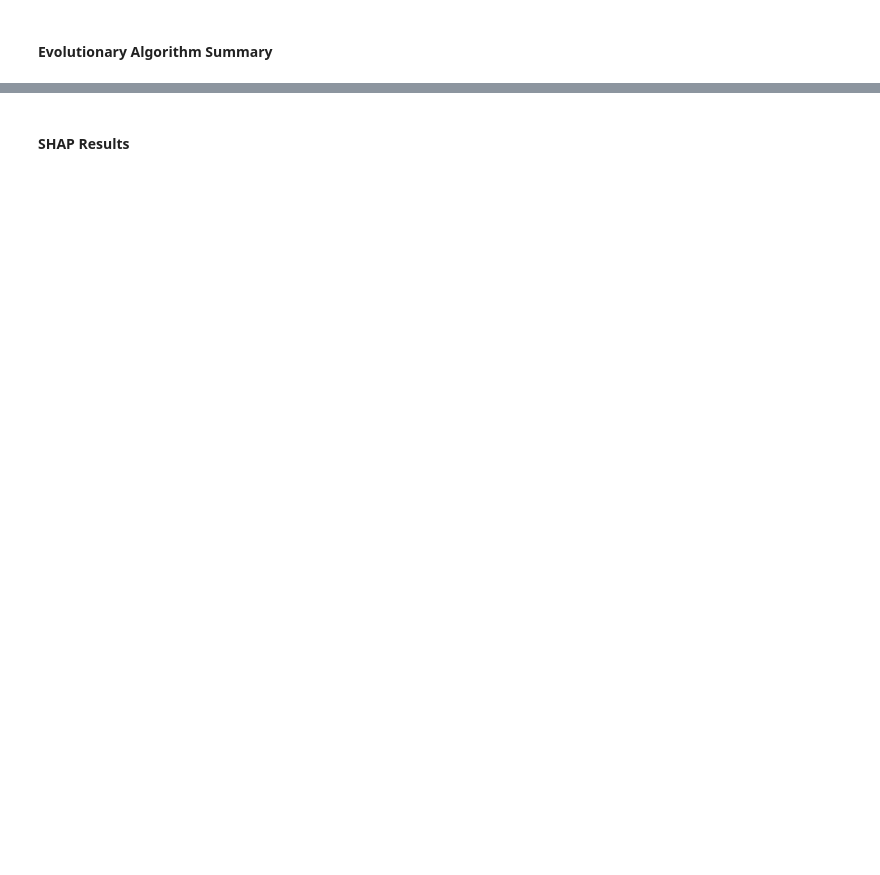
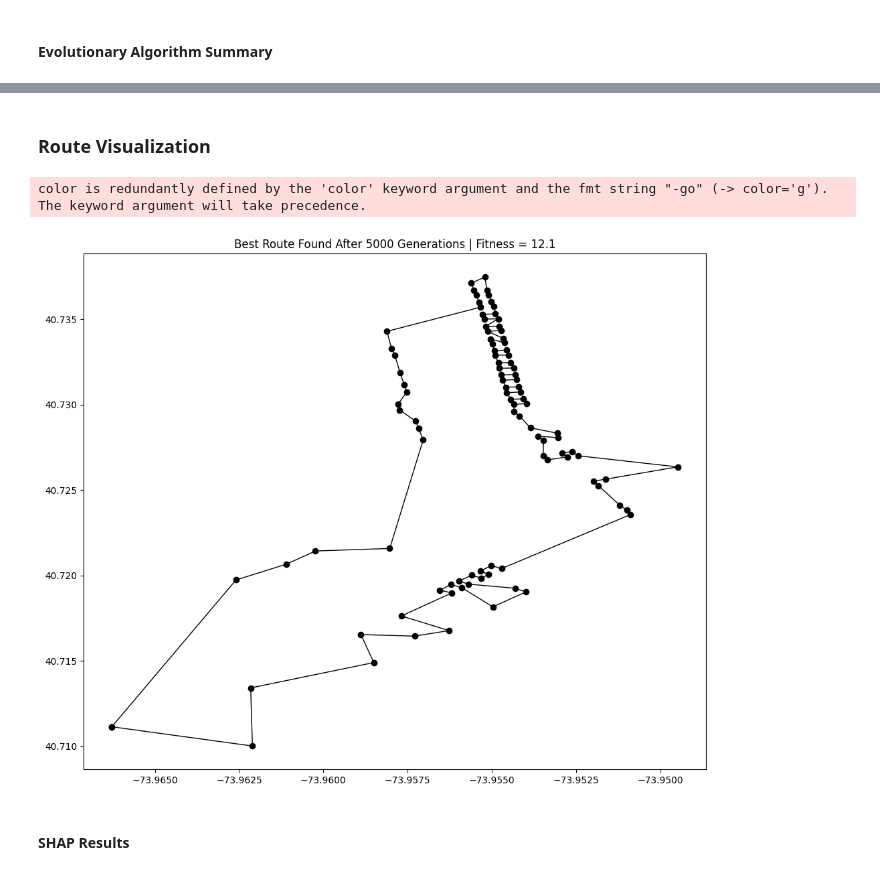
Before and after one commit to aadams1892/CISC-499-XAI-For-Waste-Management-Using-EA, a Jupyter notebook: model/main.ipynb, the cells around one changed output, grey strips where cells are left out. Saved outputs shown, nothing was run; the diff lists cells and outputs as text; code cells hidden in the pictures; blank space fills up the shorter version.

```diff
--- a/model/main.ipynb
+++ b/model/main.ipynb
@@ -143,3 +180,26 @@ Max Generations Allowed 100000
+# %% [markdown]
+### Route Visualization
+# %%
+latitudes = []
+longitudes = []
+for bin in route:
+    lat, lon = bin_info.get_coord(bin)
+    latitudes.append(lat)
+    longitudes.append(lon)
+
+latitudes.append(latitudes[0])
+longitudes.append(longitudes[0])
+
+plt_route, ax = plt.subplots()
+ax.plot(longitudes, latitudes, '-go', linewidth=1, color='black')
+plt.title(label=("Best Route Found After " +  str(gen_count) +  " Generations | Fitness = " + str(round(evaluation.fitness(route, bin_info), 2))))
+
+plt_route.set_size_inches(12, 10)
+plt.savefig('solution' + str(gen_count) + '.png')
+plt.show()
+# %% [output]
+color is redundantly defined by the 'color' keyword argument and the fmt string "-go" (-> color='g'). The keyword argument will take precedence.
+[figure, added]
 # %% [markdown]
 #### SHAP Results
 # %%
```
Also changed, not shown: parts of 6 cells of this notebook, 3 other files.
